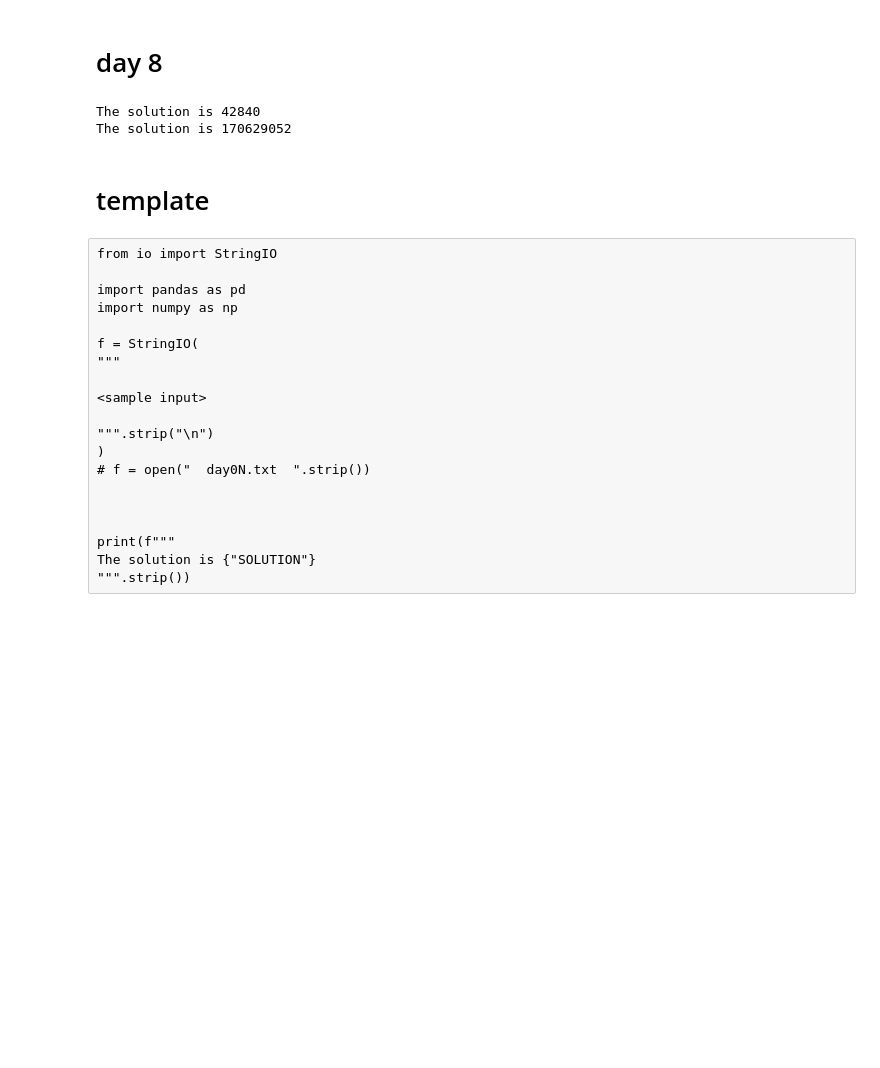
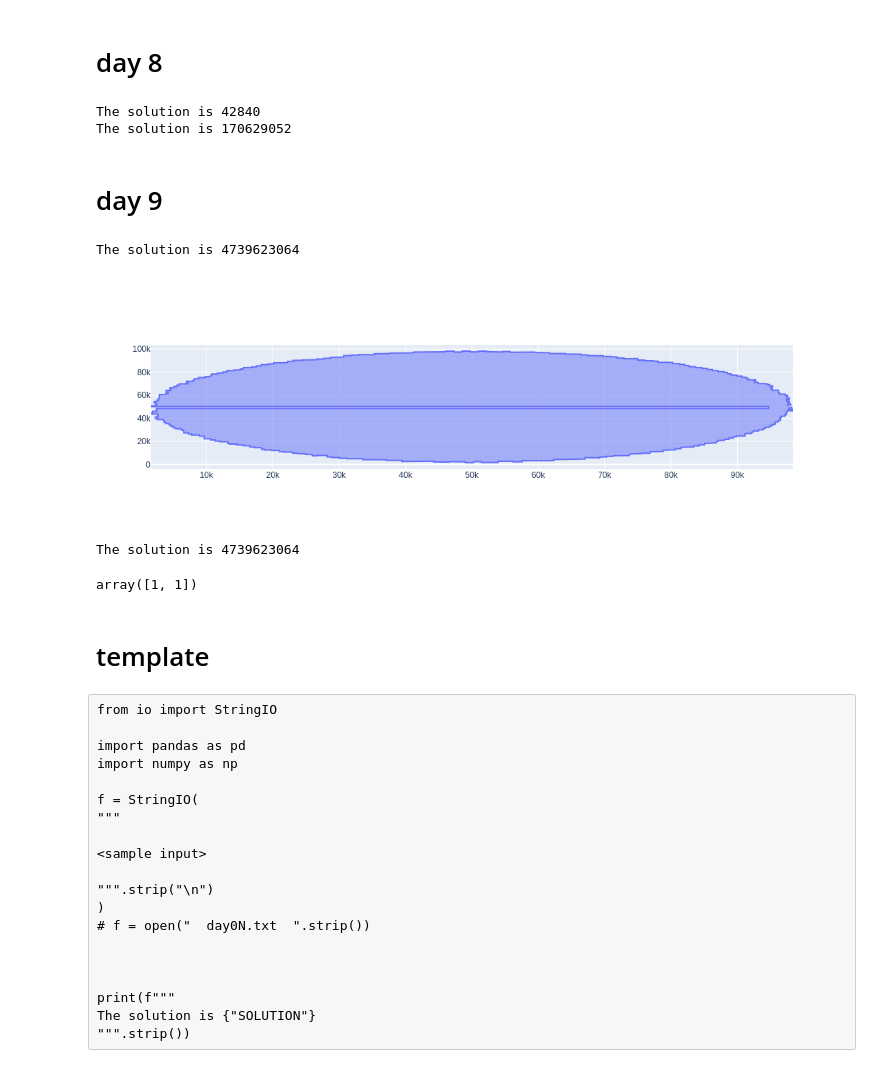
Before and after one commit to joaopmatias/adventofcode, a Jupyter notebook: advent_of_code.ipynb, the cells around one changed output. Cells and saved outputs as stored; diff of their text form; code cells hidden in the pictures; blank space fills up the shorter version.

```diff
--- a/advent_of_code.ipynb
+++ b/advent_of_code.ipynb
@@ -530,6 +530,65 @@ The solution is {(a * b)[0].item()}
 # %% [output]
 The solution is 42840
 The solution is 170629052
+# %% [markdown]
+# day 9
+# %%
+
+from io import StringIO
+from operator import mul
+
+import numpy as np
+import pandas as pd
+import plotly.graph_objects as go
+
+f = StringIO(
+"""
+
+7,1
+11,1
+11,7
+9,7
+9,5
+2,5
+2,3
+7,3
+
+""".strip("\n")
+)
+f = open("  day09.txt  ".strip())
+
+points = [np.array(tuple(map(int, line.split(",")))) for line in f]
+
+ans = 0
+for p in points:
+    for q in points:
+        ans = max(ans, mul(*(np.abs(p - q) + 1)).item())
+
+
+print(f"""
+The solution is {ans}
+""".strip())
+
+fig = go.Figure(go.Scatter(**dict(zip(("x", "y"), zip(*points))), fill="toself"))
+
+ans = 0
+for p in points:
+    for q in points:
+        ans = max(ans, mul(*(np.abs(p - q) + 1)).item())
+
+fig.show()
+
+print(f"""
+The solution is {ans}
+""".strip())
+# %% [output]
+The solution is 4739623064
+[figure, added]
+The solution is 4739623064
+# %%
+np.abs(np.array([-1,1]))
+# %% [output]
+array([1, 1])
 # %% [markdown]
 # template
 # %% [raw]
```
Also changed, not shown: 2 other files.
